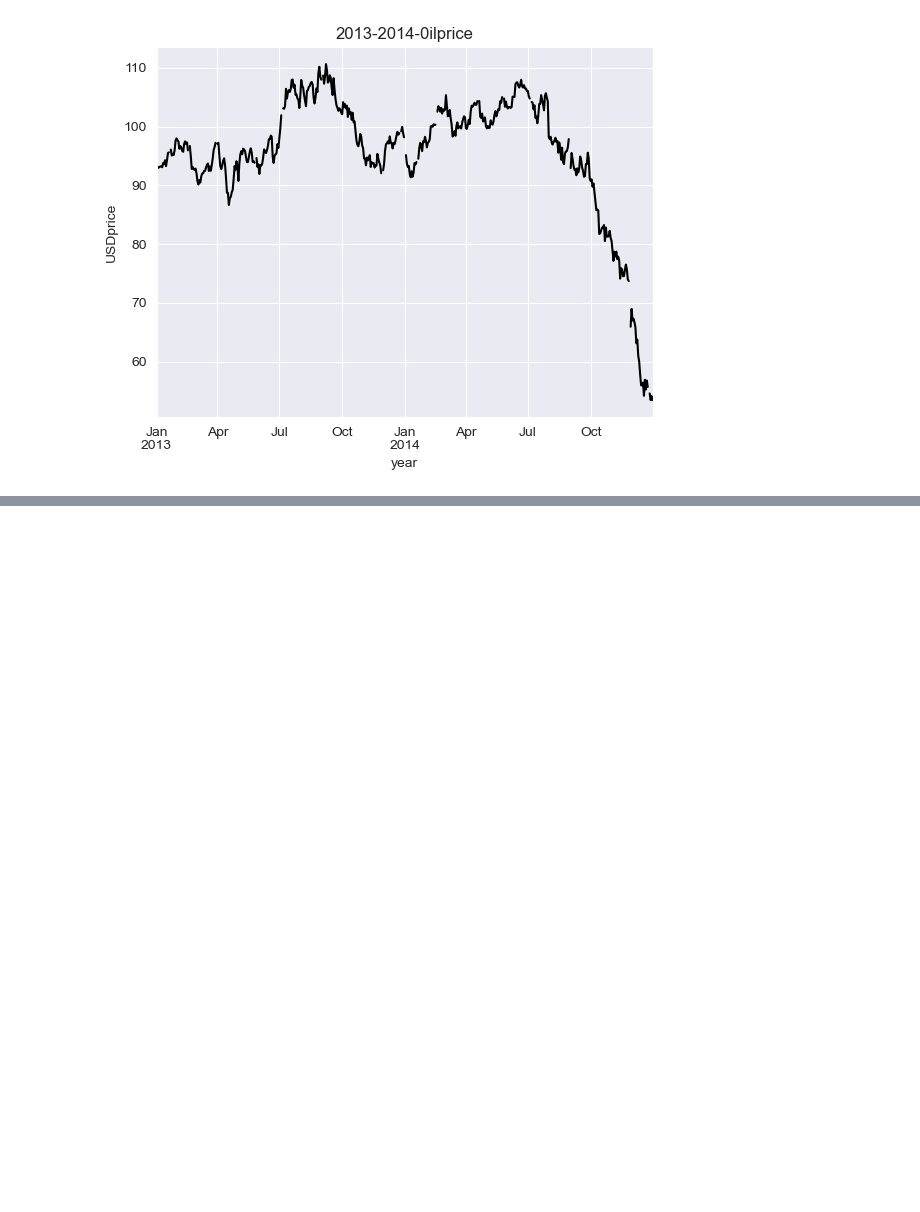
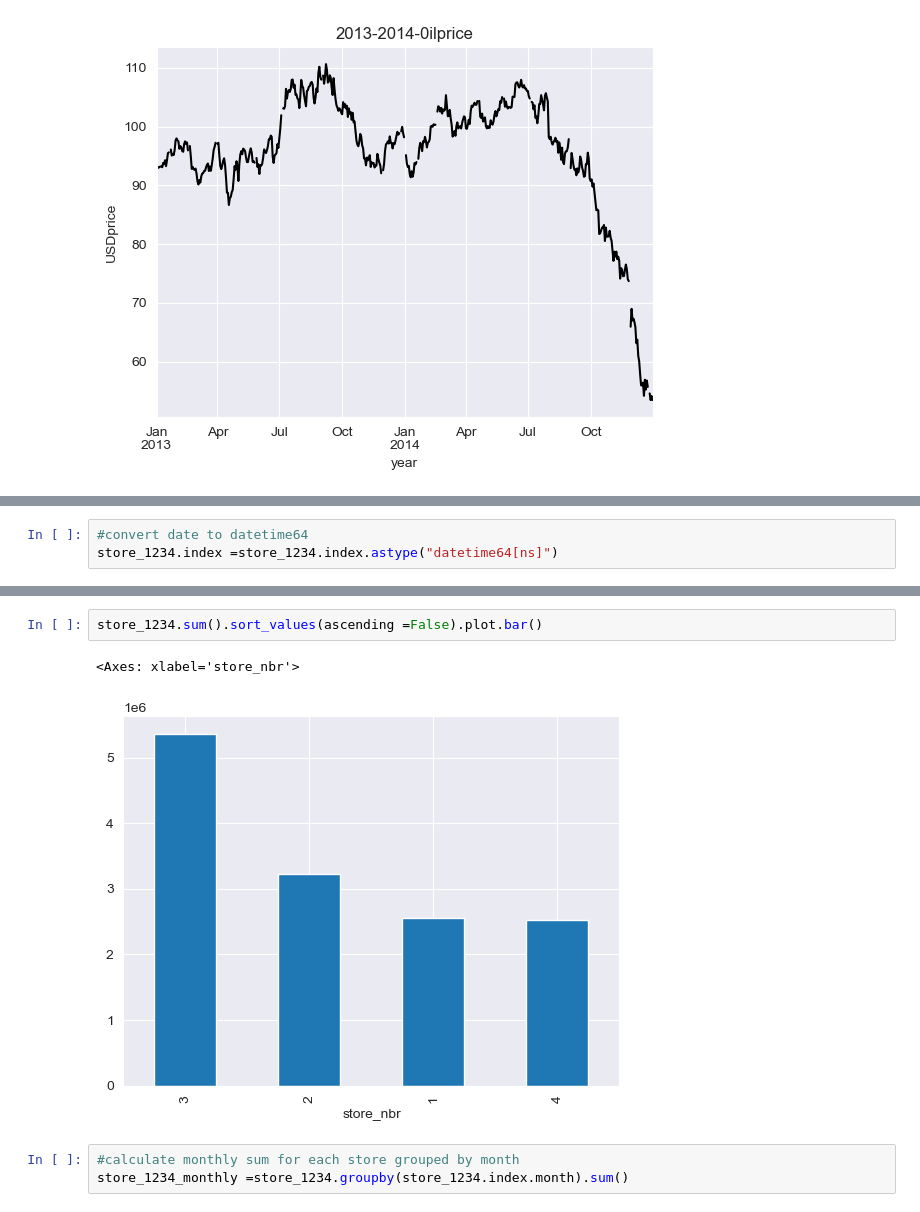
Before and after one commit to nandhini-data/Pandas, a Jupyter notebook: 4.Data Visualization/Data_visualization_tasks.ipynb, the cells around one changed output, grey strips where cells are left out. Drawn from its saved outputs; the diff is of its cells as text; blank space fills up the shorter version.

```diff
--- a/4.Data Visualization/Data_visualization_tasks.ipynb
+++ b/4.Data Visualization/Data_visualization_tasks.ipynb
@@ -65,0 +142,3 @@ oil_df.set_index("date").loc["2013":"2014","price"].plot(title ="2013-2014-0ilpr
+# %%
+#convert date to datetime64
+store_1234.index =store_1234.index.astype("datetime64[ns]")
@@ -65,0 +162,8 @@ oil_df.set_index("date").loc["2013":"2014","price"].plot(title ="2013-2014-0ilpr
+# %%
+store_1234.sum().sort_values(ascending =False).plot.bar()
+# %% [output]
+<Axes: xlabel='store_nbr'>
+[figure, added]
+# %%
+#calculate monthly sum for each store grouped by month
+store_1234_monthly =store_1234.groupby(store_1234.index.month).sum()
```
Also changed, not shown: parts of 16 cells of this notebook, 1 other file.
